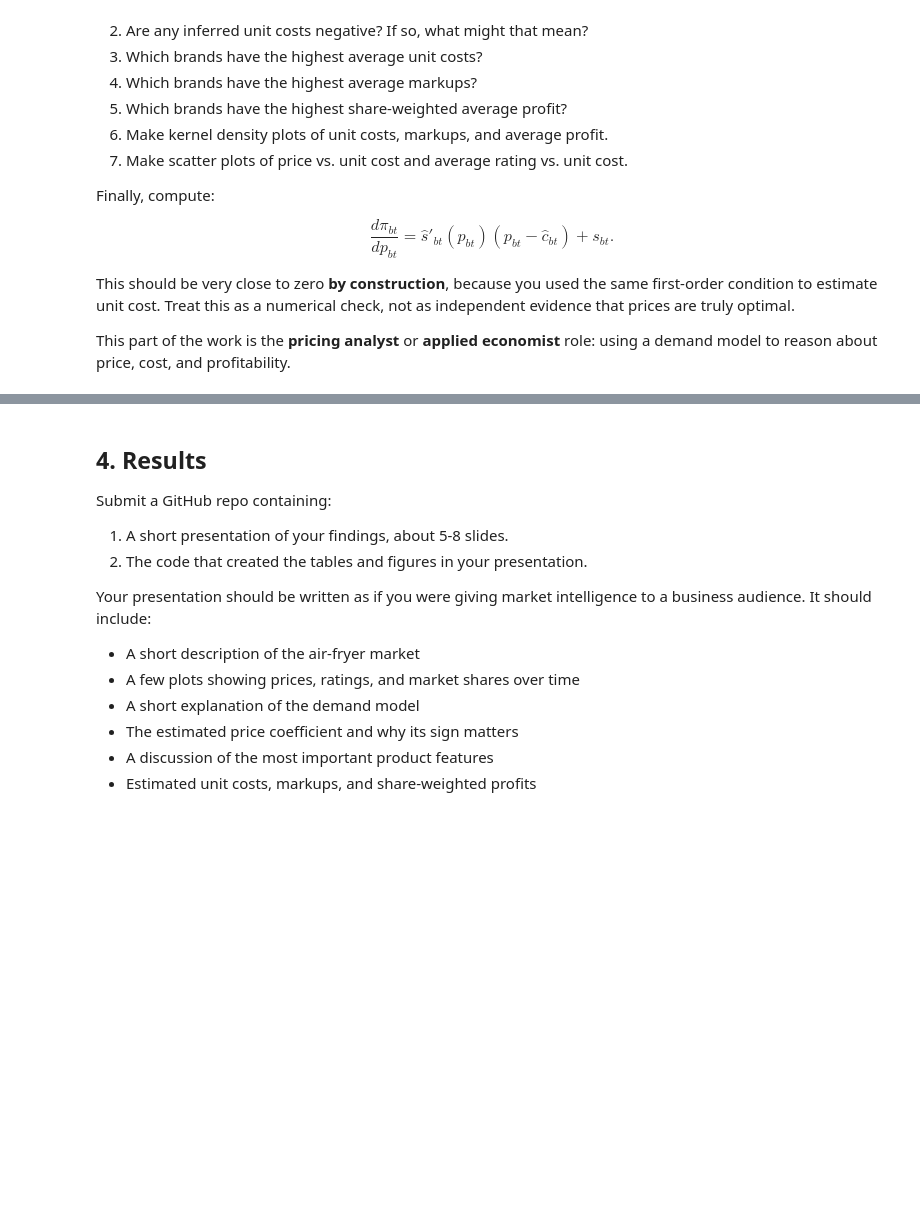
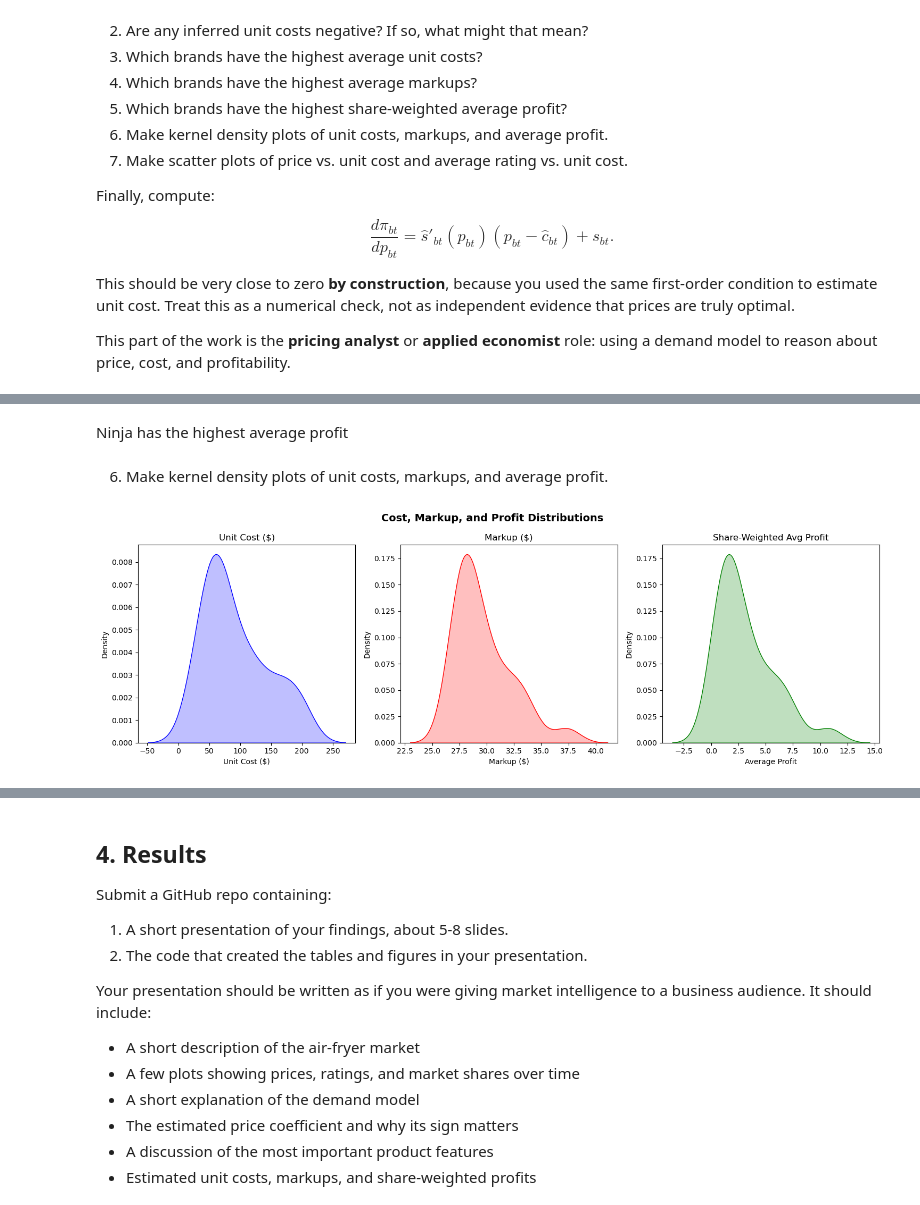
Before and after one commit to V1elendank/DS3021-Final-Project, a Jupyter notebook: demand_estimation_lab.ipynb, the cells around one changed output, grey strips where cells are left out. Cells and saved outputs as stored; diff of their text form; code cells hidden in the pictures; blank space fills up the shorter version.

```diff
--- a/demand_estimation_lab.ipynb
+++ b/demand_estimation_lab.ipynb
@@ -562,3 +560,16 @@ $$
 This should be very close to zero **by construction**, because you used the same first-order condition to estimate unit cost. Treat this as a numerical check, not as independent evidence that prices are truly optimal.
 
 This part of the work is the **pricing analyst** or **applied economist** role: using a demand model to reason about price, cost, and profitability.
+# %%
+# compute beta_hat
+beta_hat = model.coef_[0]
+
+# compute demand slope for each brand-year
+df_analysis['demand_slope'] = beta_hat * df_analysis['brand_share'] * (1 - df_analysis['brand_share'])
+
+# compute unit cost for each brand-year
+df_analysis['unit_cost'] = df_analysis['avg_price'] + df_analysis['brand_share'] / df_analysis['demand_slope']
+
+# compute markup and average profit for each brand-year
+df_analysis['markup'] = df_analysis['avg_price'] - df_analysis['unit_cost']
+df_analysis['average_profit'] = df_analysis['brand_share'] * df_analysis['markup']
@@ -564,0 +650,42 @@ This part of the work is the **pricing analyst** or **applied economist** role:
+# %% [markdown]
+Ninja has the highest average profit
+# %% [markdown]
+6. Make kernel density plots of unit costs, markups, and average profit.
+# %%
+fig, axes = plt.subplots(1, 3, figsize=(15, 5))
+fig.suptitle("Cost, Markup, and Profit Distributions", fontsize=14, fontweight='bold')
+
+sns.kdeplot(
+    df_analysis['unit_cost'],
+    ax=axes[0],
+    fill=True,
+    color='blue'
+)
+
+axes[0].set_title("Unit Cost ($)")
+axes[0].set_xlabel("Unit Cost ($)")
+
+sns.kdeplot(
+    df_analysis['markup'],
+    ax=axes[1],
+    fill=True,
+    color='red'
+)
+
+axes[1].set_title("Markup ($)")
+axes[1].set_xlabel("Markup ($)")
+
+sns.kdeplot(
+    df_analysis['average_profit'],
+    ax=axes[2],
+    fill=True,
+    color='green'
+)
+
+axes[2].set_title("Share-Weighted Avg Profit")
+axes[2].set_xlabel("Average Profit")
+
+plt.tight_layout()
+plt.show()
+# %% [output]
+[figure, added]
```
Also changed, not shown: parts of 23 cells of this notebook.
